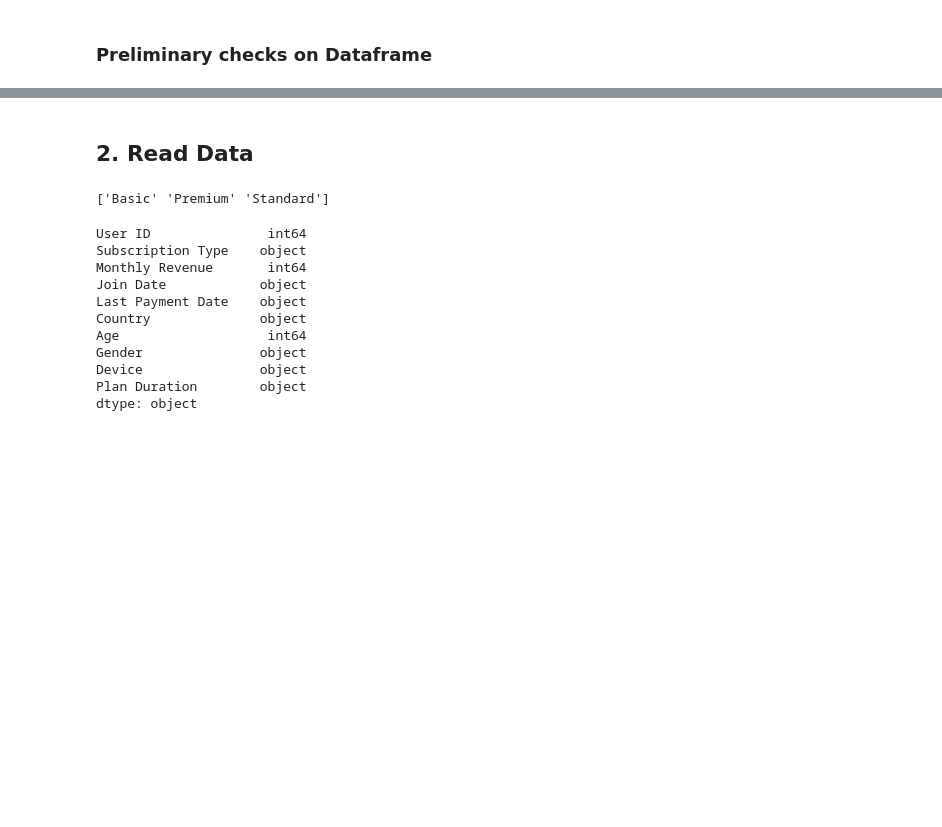
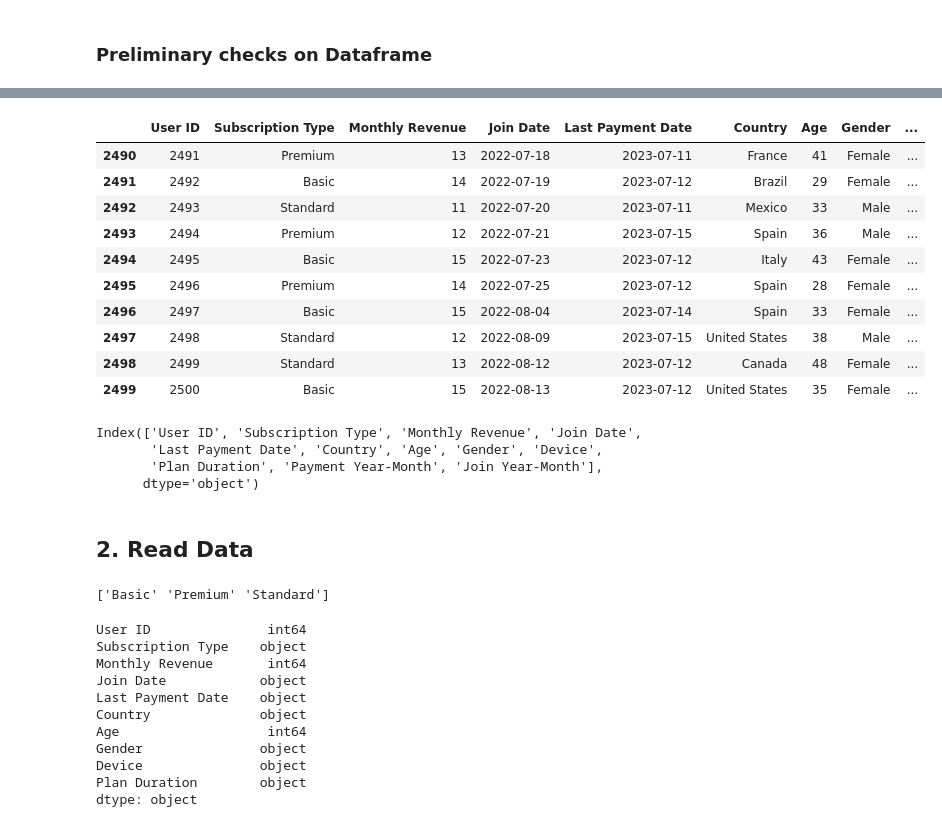
Before and after one commit to wabbiii/MY-DAC-Curriculum, a Jupyter notebook: DAC-002_EDA/DAC-002_EDA_Tutorial_Student.ipynb, the cells around one changed output, grey strips where cells are left out. Saved outputs shown, nothing was run; the diff lists cells and outputs as text; code cells hidden in the pictures; blank space fills up the shorter version.

```diff
--- a/DAC-002_EDA/DAC-002_EDA_Tutorial_Student.ipynb
+++ b/DAC-002_EDA/DAC-002_EDA_Tutorial_Student.ipynb
@@ -47,8 +55,26 @@ df = pd.read_csv('/Users/km/Downloads/For EDA + Tableau Tutorial/Netflix_Userbas
 # %%
 ## Check the last 10 rows (default .tail() without value inside will return last 5 rows)
+df.tail(10)
+# %% [output]
+|  | User ID | Subscription Type | Monthly Revenue | Join Date | Last Payment Date | Country | Age | Gender | ... |
+| 2490 | 2491 | Premium | 13 | 2022-07-18 | 2023-07-11 | France | 41 | Female | ... |
+| 2491 | 2492 | Basic | 14 | 2022-07-19 | 2023-07-12 | Brazil | 29 | Female | ... |
+| 2492 | 2493 | Standard | 11 | 2022-07-20 | 2023-07-11 | Mexico | 33 | Male | ... |
+| 2493 | 2494 | Premium | 12 | 2022-07-21 | 2023-07-15 | Spain | 36 | Male | ... |
+| 2494 | 2495 | Basic | 15 | 2022-07-23 | 2023-07-12 | Italy | 43 | Female | ... |
+| 2495 | 2496 | Premium | 14 | 2022-07-25 | 2023-07-12 | Spain | 28 | Female | ... |
+| 2496 | 2497 | Basic | 15 | 2022-08-04 | 2023-07-14 | Spain | 33 | Female | ... |
+| 2497 | 2498 | Standard | 12 | 2022-08-09 | 2023-07-15 | United States | 38 | Male | ... |
+| 2498 | 2499 | Standard | 13 | 2022-08-12 | 2023-07-12 | Canada | 48 | Female | ... |
+| 2499 | 2500 | Basic | 15 | 2022-08-13 | 2023-07-12 | United States | 35 | Female | ... |
 # %%
 ## Check what columns are in DataFrame (useful for large datasets with too many columns)
-print()
+print(df.columns)
+# %% [output]
+Index(['User ID', 'Subscription Type', 'Monthly Revenue', 'Join Date',
+       'Last Payment Date', 'Country', 'Age', 'Gender', 'Device',
+       'Plan Duration', 'Payment Year-Month', 'Join Year-Month'],
+      dtype='object')
 # %% [markdown]
 ## 2. Read Data
 # %%
```
Also changed, not shown: parts of 1 cell of this notebook.
